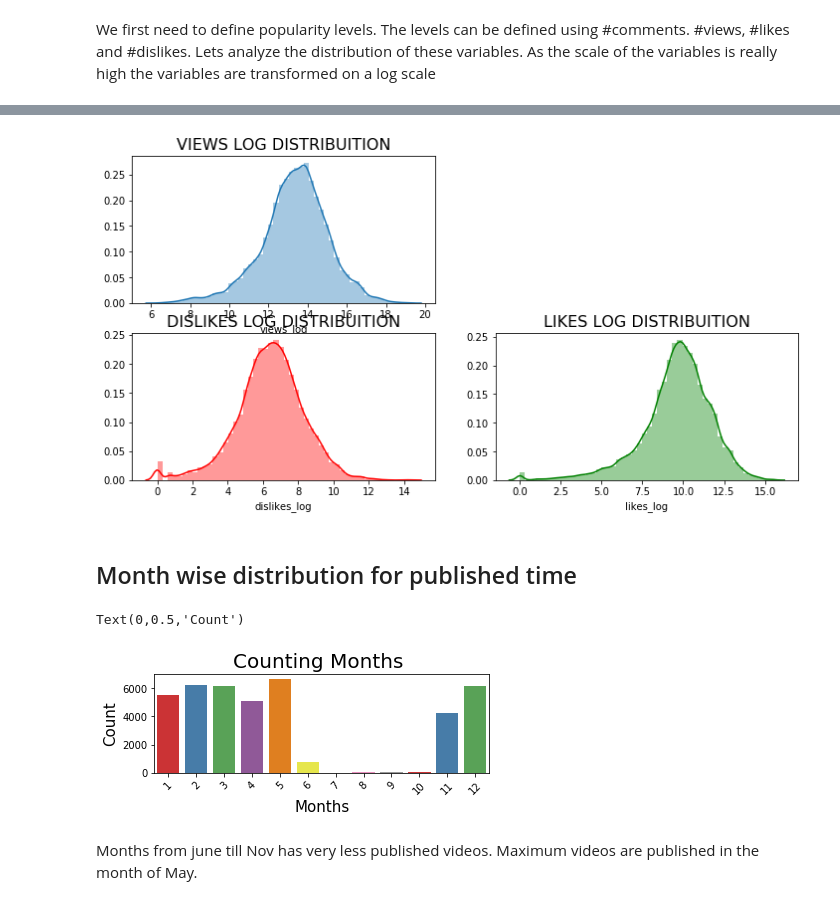
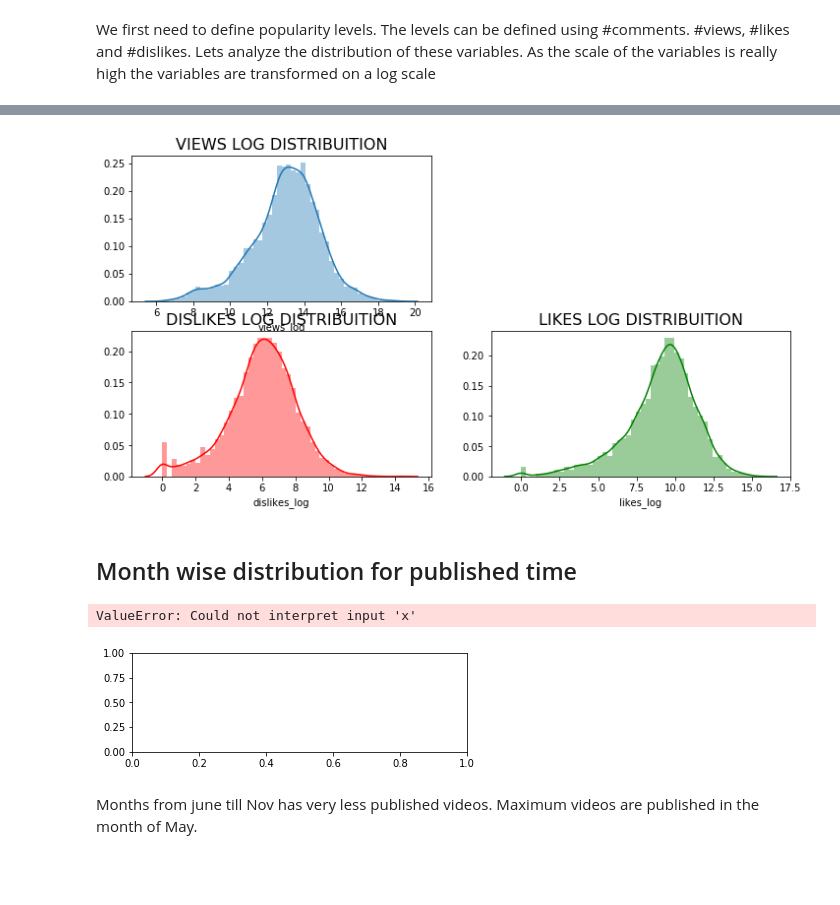
Before and after one commit to Tann10/YouTube, a Jupyter notebook: data-mining/EDA.ipynb, the cells around one changed output, grey strips where cells are left out. Saved outputs shown, nothing was run; the diff lists cells and outputs as text; code cells hidden in the pictures; blank space fills up the shorter version.

```diff
--- a/data-mining/EDA.ipynb
+++ b/data-mining/EDA.ipynb
@@ -54,4 +61,8 @@ category_name               0
 dtype: int64
+# %%
+idx = unprocessed_df.groupby(['video_id'])['trending_date'].transform(max) == unprocessed_df['trending_date']
+
+unprocessed_df = unprocessed_df[idx]
 # %%
 #df statistics
 unprocessed_df.describe()
@@ -93,21 +105,21 @@ g3.set_title("DISLIKES LOG DISTRIBUITION", fontsize=16)
 
 plt.show()
 # %% [output]
-[figure, old version]
+[figure, new version]
 # %% [markdown]
 ## Month wise distribution for published time
 # %%
 unprocessed_df['publish_time'] = pd.to_datetime(unprocessed_df['publish_time'], format='%Y-%m-%dT%H:%M:%S.%fZ')
 unprocessed_df['published_month'] = unprocessed_df['publish_time'].dt.month
 plt.subplot(211)
-g = sns.countplot('published_month', data=unprocessed_df, palette="Set1")
+g = sns.lineplot(x = 'published_month', y = "x", data=unprocessed_df, palette="Set1", estimator = lambda unprocessed_df: np.mean(unprocessed_df['views']))
 g.set_xticklabels(g.get_xticklabels(),rotation=45)
 g.set_title("Counting Months ", fontsize=20)
 g.set_xlabel("Months", fontsize=15)
 g.set_ylabel("Count", fontsize=15)
 # %% [output]
-Text(0,0.5,'Count')
+ValueError: Could not interpret input 'x'
-[figure, old version]
+[figure, new version]
 # %% [markdown]
 Months from june till Nov has very less published videos. Maximum videos are published in the month of May.
 # %% [markdown]
```
Also changed, not shown: parts of 16 cells of this notebook.
